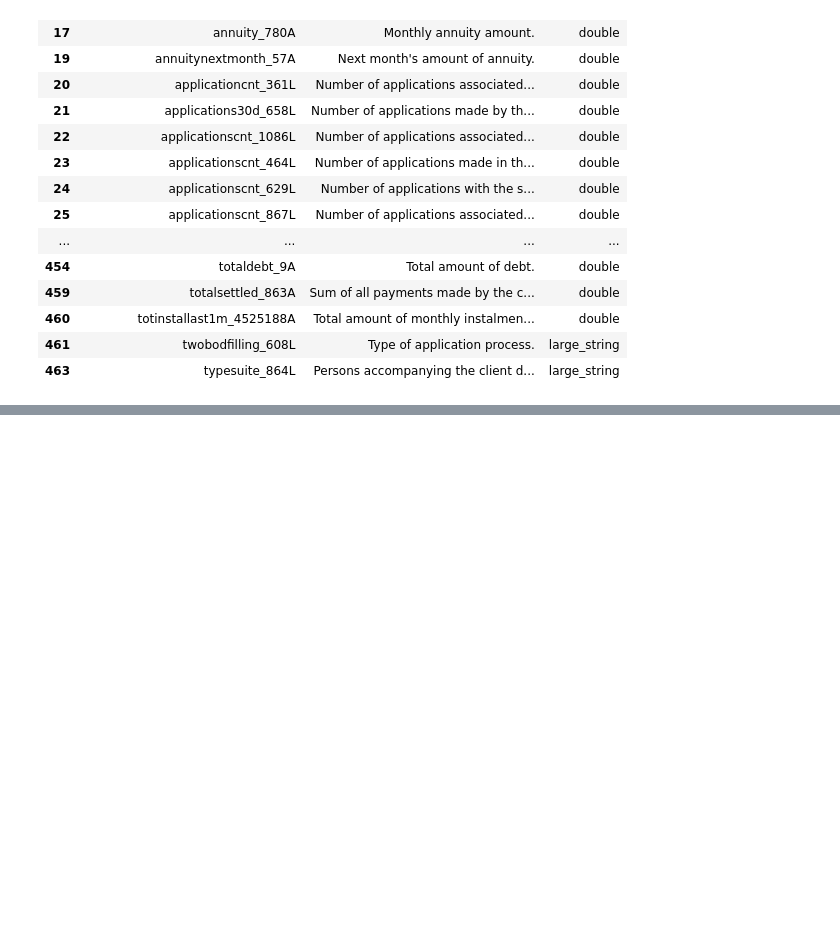
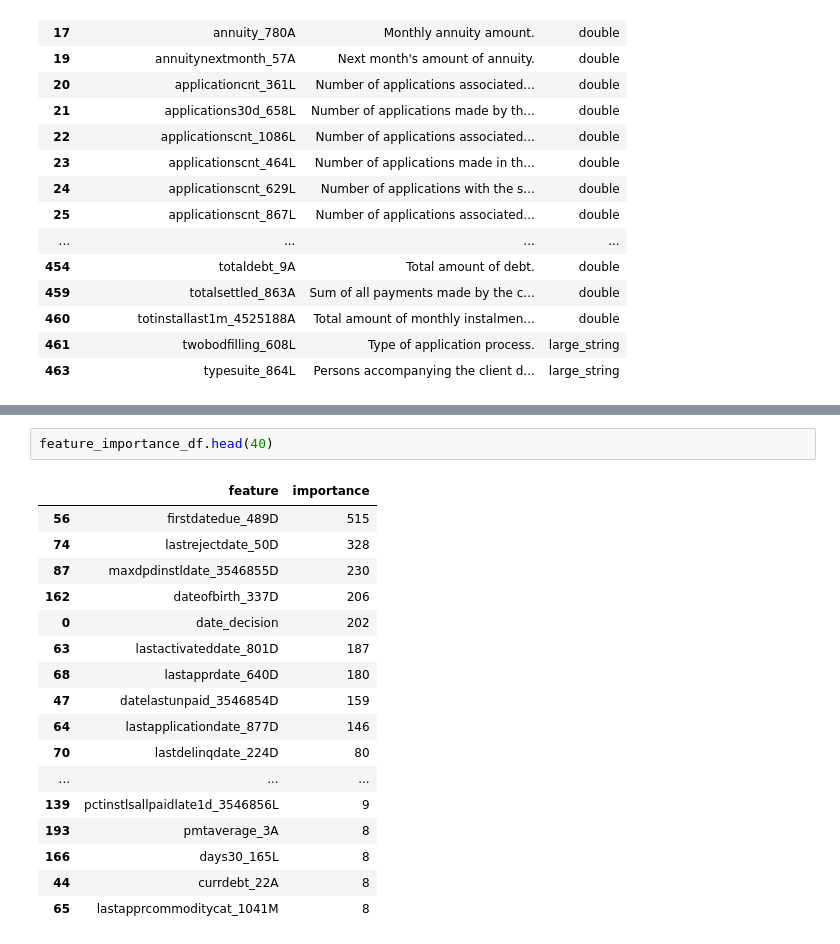
Before and after one commit to ngnquanq/credit-risk-ml-system, a Jupyter notebook: notebooks/2.extractData.ipynb, the cells around one changed output, grey strips where cells are left out. Drawn from its saved outputs; the diff is of its cells as text; blank space fills up the shorter version.

```diff
--- a/notebooks/2.buildPOCModel.ipynb
+++ b/notebooks/2.extractData.ipynb
@@ -65,0 +164,20 @@ train_data_feature
+# %%
+feature_importance_df.head(40)
+# %% [output]
+|  | feature | importance |
+| 56 | firstdatedue_489D | 515 |
+| 74 | lastrejectdate_50D | 328 |
+| 87 | maxdpdinstldate_3546855D | 230 |
+| 162 | dateofbirth_337D | 206 |
+| 0 | date_decision | 202 |
+| 63 | lastactivateddate_801D | 187 |
+| 68 | lastapprdate_640D | 180 |
+| 47 | datelastunpaid_3546854D | 159 |
+| 64 | lastapplicationdate_877D | 146 |
+| 70 | lastdelinqdate_224D | 80 |
+| ... | ... | ... |
+| 139 | pctinstlsallpaidlate1d_3546856L | 9 |
+| 193 | pmtaverage_3A | 8 |
+| 166 | days30_165L | 8 |
+| 44 | currdebt_22A | 8 |
+| 65 | lastapprcommoditycat_1041M | 8 |
```
Also changed, not shown: parts of 11 cells of this notebook, 11 other files.
